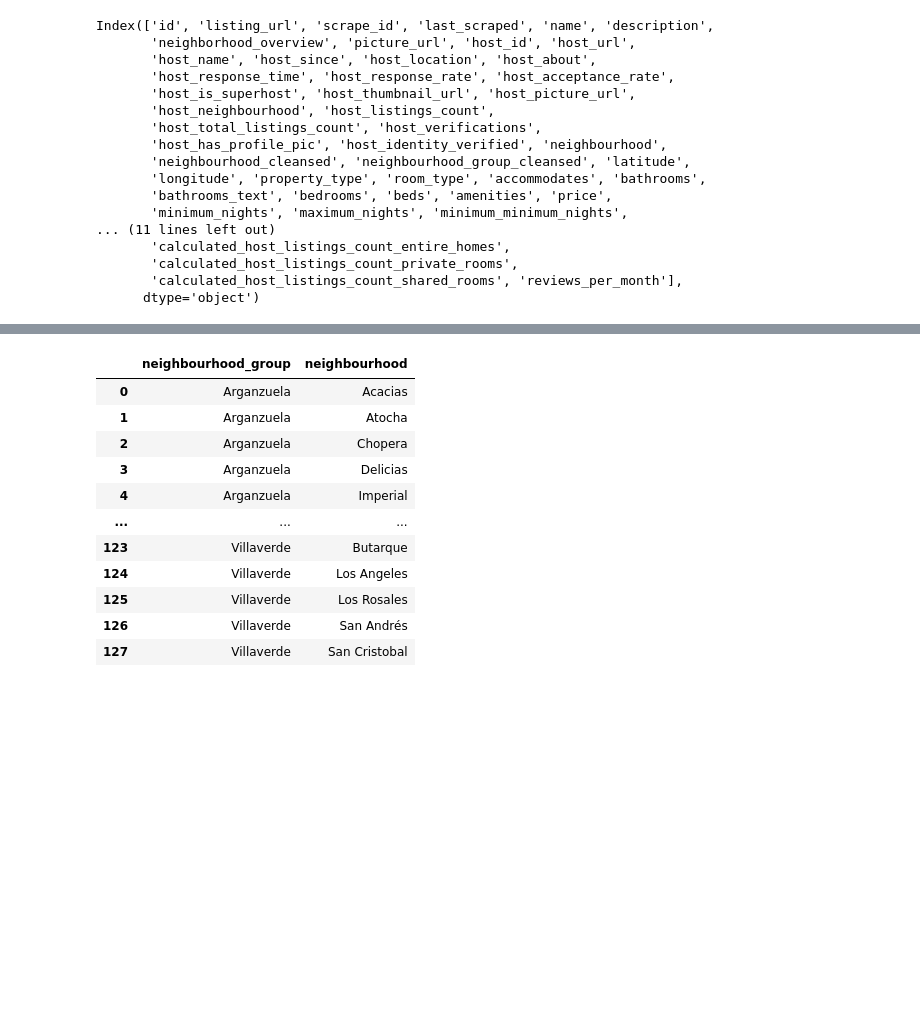
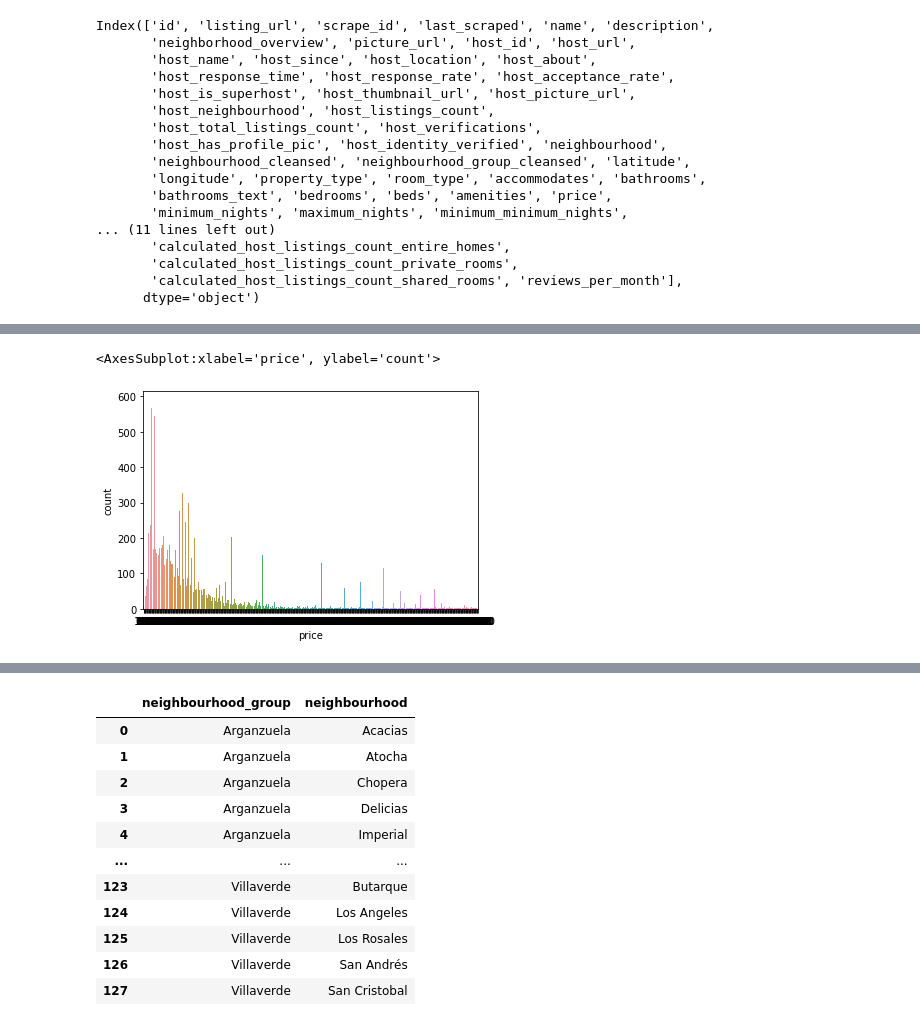
Before and after one commit to coisigna/dsb_p2_airbnb_price_predictor, a Jupyter notebook: ipynbs/Madrid airbnb.ipynb, the cells around one changed output, grey strips where cells are left out. Drawn from its saved outputs; the diff is of its cells as text; code cells hidden in the pictures; blank space fills up the shorter version.

```diff
--- a/ipynbs/Madrid airbnb.ipynb
+++ b/ipynbs/Madrid airbnb.ipynb
@@ -186,0 +224,5 @@ Name: price, Length: 19618, dtype: object
+# %%
+sns.countplot(x = df_listings_detailed["price"])
+# %% [output]
+<AxesSubplot:xlabel='price', ylabel='count'>
+[figure, added]
```
Also changed, not shown: parts of 42 cells of this notebook.
